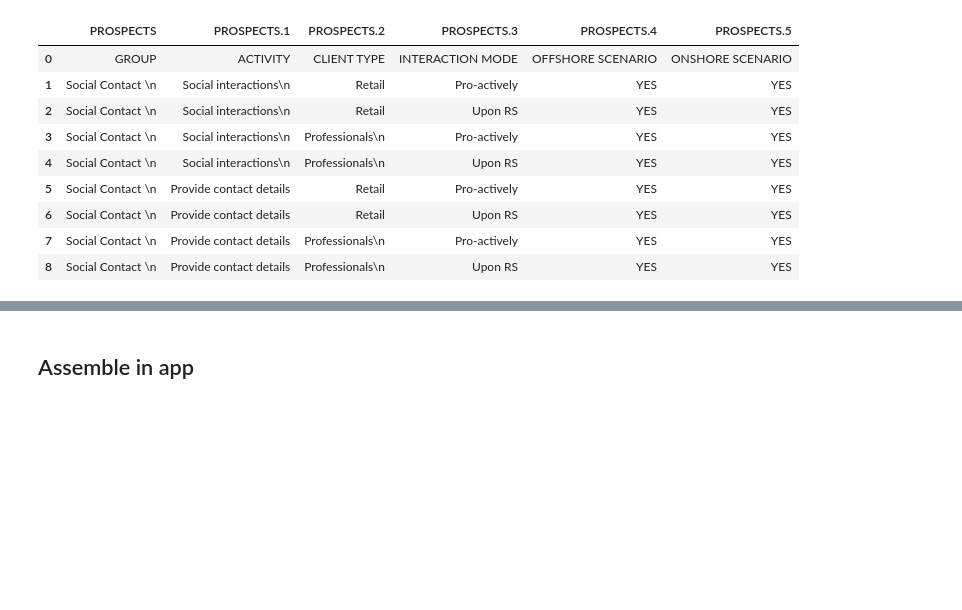
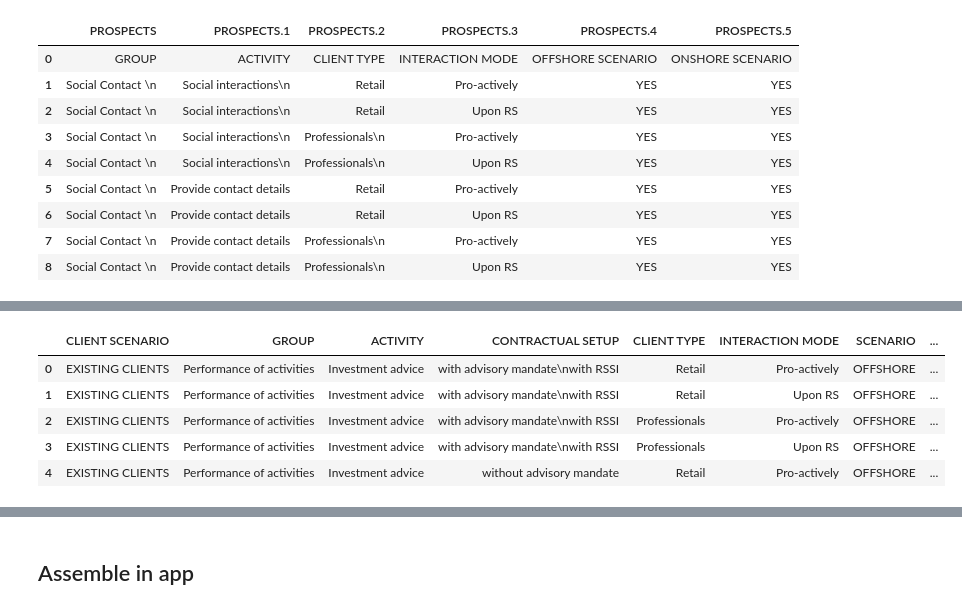
Before and after one commit to milanjelisavcic/totalconverter, a Jupyter notebook: notebooks/sandbox.ipynb, the cells around one changed output, grey strips where cells are left out. Saved outputs shown, nothing was run; the diff lists cells and outputs as text; code cells hidden in the pictures; blank space fills up the shorter version.

```diff
--- a/notebooks/sandbox.ipynb
+++ b/notebooks/sandbox.ipynb
@@ -110,0 +209,10 @@ dfs[1]
+# %%
+# CONTRACTUAL SETUP
+table_to_df(doc.tables[-2]).head()
+# %% [output]
+|  | CLIENT SCENARIO | GROUP | ACTIVITY | CONTRACTUAL SETUP | CLIENT TYPE | INTERACTION MODE | SCENARIO | ... |
+| 0 | EXISTING CLIENTS | Performance of activities | Investment advice | with advisory mandate\nwith RSSI | Retail | Pro-actively | OFFSHORE | ... |
+| 1 | EXISTING CLIENTS | Performance of activities | Investment advice | with advisory mandate\nwith RSSI | Retail | Upon RS | OFFSHORE | ... |
+| 2 | EXISTING CLIENTS | Performance of activities | Investment advice | with advisory mandate\nwith RSSI | Professionals | Pro-actively | OFFSHORE | ... |
+| 3 | EXISTING CLIENTS | Performance of activities | Investment advice | with advisory mandate\nwith RSSI | Professionals | Upon RS | OFFSHORE | ... |
+| 4 | EXISTING CLIENTS | Performance of activities | Investment advice | without advisory mandate | Retail | Pro-actively | OFFSHORE | ... |
```
Also changed, not shown: parts of 8 cells of this notebook.
